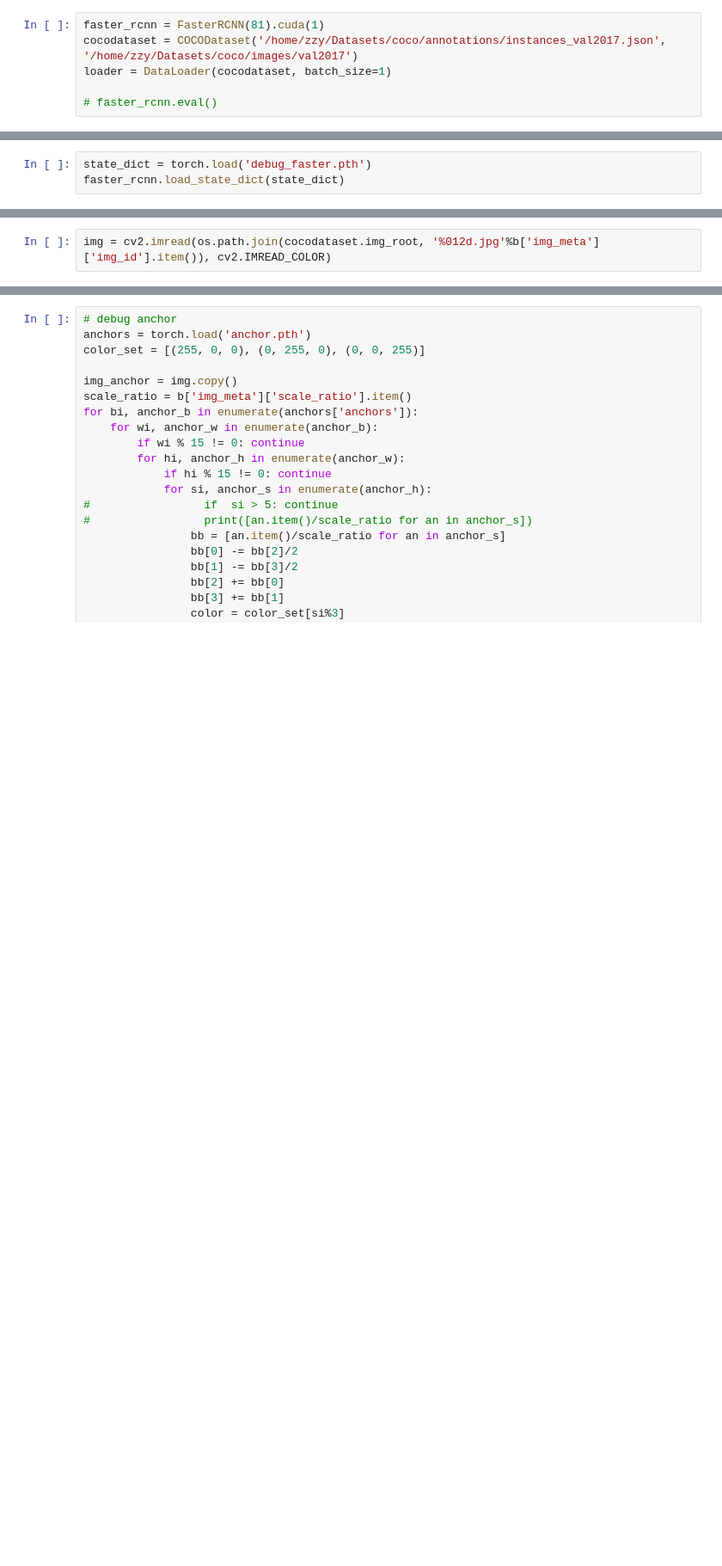
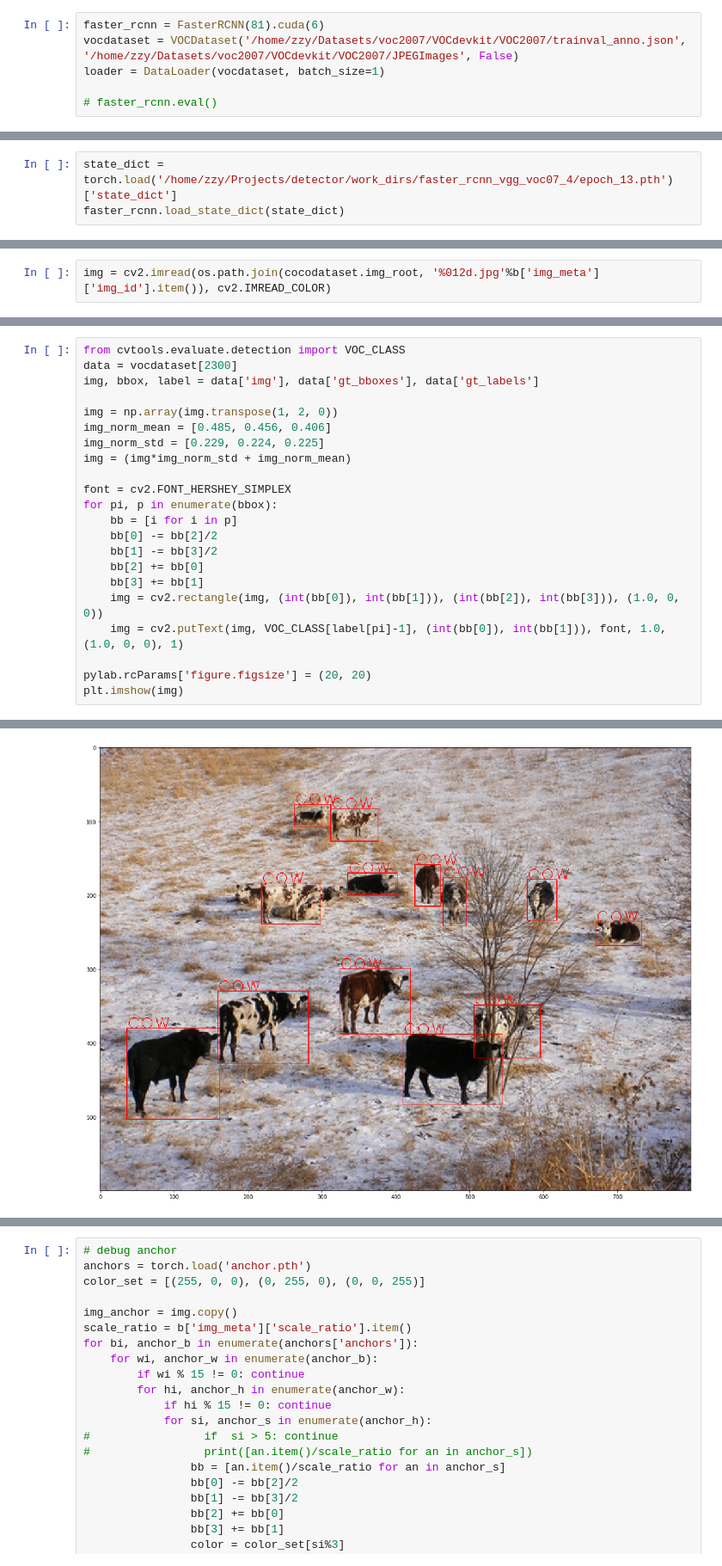
Before and after one commit to zhanzy178/detector, a Jupyter notebook: debug_visualize.ipynb, the cells around one changed output, grey strips where cells are left out. Shown at 86% size. Cells and saved outputs as stored; diff of their text form; blank space fills up the shorter version.

```diff
--- a/debug_visualize.ipynb
+++ b/debug_visualize.ipynb
@@ -10,8 +11,8 @@ import pylab
 pylab.rcParams['figure.figsize'] = (20, 20)
 # %%
-faster_rcnn = FasterRCNN(81).cuda(1)
-cocodataset = COCODataset('/home/zzy/Datasets/coco/annotations/instances_val2017.json', '/home/zzy/Datasets/coco/images/val2017')
-loader = DataLoader(cocodataset, batch_size=1)
+faster_rcnn = FasterRCNN(81).cuda(6)
+vocdataset = VOCDataset('/home/zzy/Datasets/voc2007/VOCdevkit/VOC2007/trainval_anno.json', '/home/zzy/Datasets/voc2007/VOCdevkit/VOC2007/JPEGImages', False)
+loader = DataLoader(vocdataset, batch_size=1)
 
 # faster_rcnn.eval()
 # %% [output]
@@ -24,4 +20,4 @@ index created!
 # %%
-state_dict = torch.load('debug_faster.pth')
+state_dict = torch.load('/home/zzy/Projects/detector/work_dirs/faster_rcnn_vgg_voc07_4/epoch_13.pth')['state_dict']
 faster_rcnn.load_state_dict(state_dict)
 # %% [output]
@@ -45,0 +45,23 @@ det_bboxes[0].shape
+# %%
+from cvtools.evaluate.detection import VOC_CLASS
+data = vocdataset[2300]
+img, bbox, label = data['img'], data['gt_bboxes'], data['gt_labels']
+
+img = np.array(img.transpose(1, 2, 0))
+img_norm_mean = [0.485, 0.456, 0.406]
+img_norm_std = [0.229, 0.224, 0.225]
+img = (img*img_norm_std + img_norm_mean)
+
+font = cv2.FONT_HERSHEY_SIMPLEX
+for pi, p in enumerate(bbox):
+    bb = [i for i in p]
+    bb[0] -= bb[2]/2
+    bb[1] -= bb[3]/2
+    bb[2] += bb[0]
+    bb[3] += bb[1]
+    img = cv2.rectangle(img, (int(bb[0]), int(bb[1])), (int(bb[2]), int(bb[3])), (1.0, 0, 0))
+    img = cv2.putText(img, VOC_CLASS[label[pi]-1], (int(bb[0]), int(bb[1])), font, 1.0, (1.0, 0, 0), 1)
+
+pylab.rcParams['figure.figsize'] = (20, 20)
+plt.imshow(img)
+# %% [output]
@@ -46 +70,2 @@ det_bboxes[0].shape
+[figure, added]
 # %%
```
Also changed, not shown: parts of 9 cells of this notebook, 6 other files.
